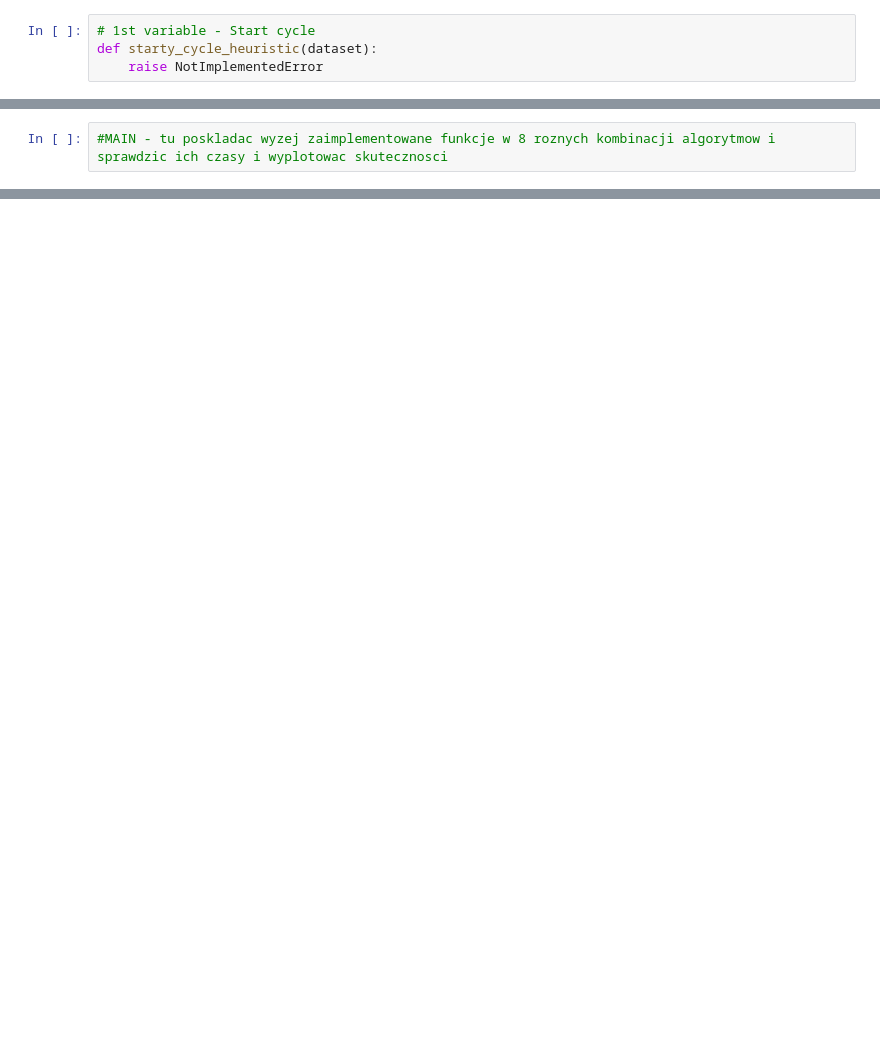
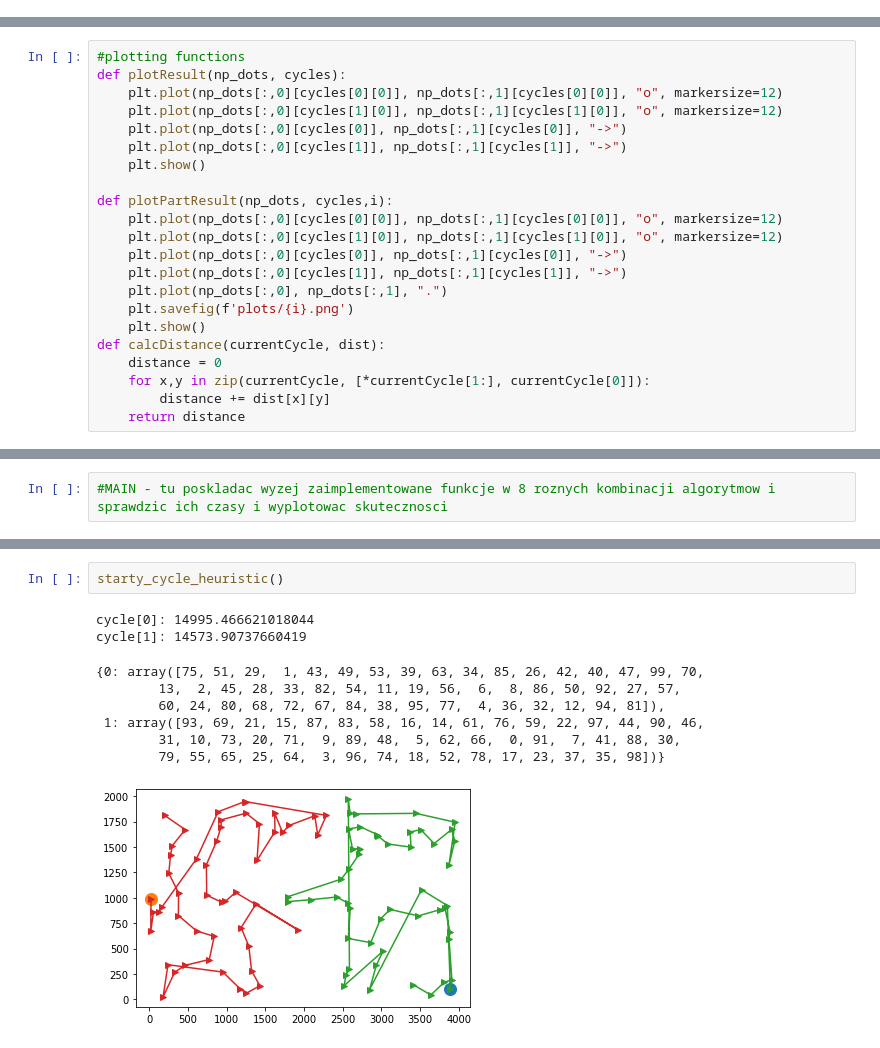
Before and after one commit to mikolaj-sienkiewicz/PP_Inteligente_Metody_Optymalizacji, a Jupyter notebook: Lab2/Lab2.ipynb, the cells around one changed output, grey strips where cells are left out. Cells and saved outputs as stored; diff of their text form; blank space fills up the shorter version.

Commit message:
Initialization of cycles - Done

```diff
--- a/Lab2/Lab2.ipynb
+++ b/Lab2/Lab2.ipynb
@@ -7,4 +0,0 @@ def start_cycle_random(dataset):
-# %%
-# 1st variable - Start cycle
-def starty_cycle_heuristic(dataset):
-    raise NotImplementedError
@@ -10,0 +37,22 @@ def starty_cycle_heuristic(dataset):
+# %%
+#plotting functions
+def plotResult(np_dots, cycles):
+    plt.plot(np_dots[:,0][cycles[0][0]], np_dots[:,1][cycles[0][0]], "o", markersize=12)
+    plt.plot(np_dots[:,0][cycles[1][0]], np_dots[:,1][cycles[1][0]], "o", markersize=12)
+    plt.plot(np_dots[:,0][cycles[0]], np_dots[:,1][cycles[0]], "->")
+    plt.plot(np_dots[:,0][cycles[1]], np_dots[:,1][cycles[1]], "->")
+    plt.show()
+
+def plotPartResult(np_dots, cycles,i):
+    plt.plot(np_dots[:,0][cycles[0][0]], np_dots[:,1][cycles[0][0]], "o", markersize=12)
+    plt.plot(np_dots[:,0][cycles[1][0]], np_dots[:,1][cycles[1][0]], "o", markersize=12)
+    plt.plot(np_dots[:,0][cycles[0]], np_dots[:,1][cycles[0]], "->")
+    plt.plot(np_dots[:,0][cycles[1]], np_dots[:,1][cycles[1]], "->")
+    plt.plot(np_dots[:,0], np_dots[:,1], ".")
+    plt.savefig(f'plots/{i}.png')
+    plt.show()
+def calcDistance(currentCycle, dist):
+    distance = 0
+    for x,y in zip(currentCycle, [*currentCycle[1:], currentCycle[0]]):
+        distance += dist[x][y]
+    return distance
@@ -37,0 +177,12 @@ SyntaxError: unexpected EOF while parsing (<ipython-input-9-60495213414f>, line
+# %%
+starty_cycle_heuristic()
+# %% [output]
+cycle[0]: 14995.466621018044
+cycle[1]: 14573.90737660419
+{0: array([75, 51, 29,  1, 43, 49, 53, 39, 63, 34, 85, 26, 42, 40, 47, 99, 70,
+        13,  2, 45, 28, 33, 82, 54, 11, 19, 56,  6,  8, 86, 50, 92, 27, 57,
+        60, 24, 80, 68, 72, 67, 84, 38, 95, 77,  4, 36, 32, 12, 94, 81]),
+ 1: array([93, 69, 21, 15, 87, 83, 58, 16, 14, 61, 76, 59, 22, 97, 44, 90, 46,
+        31, 10, 73, 20, 71,  9, 89, 48,  5, 62, 66,  0, 91,  7, 41, 88, 30,
+        79, 55, 65, 25, 64,  3, 96, 74, 18, 52, 78, 17, 23, 37, 35, 98])}
+[figure, added]
```
Also changed, not shown: parts of 8 cells of this notebook, 1 other file.
